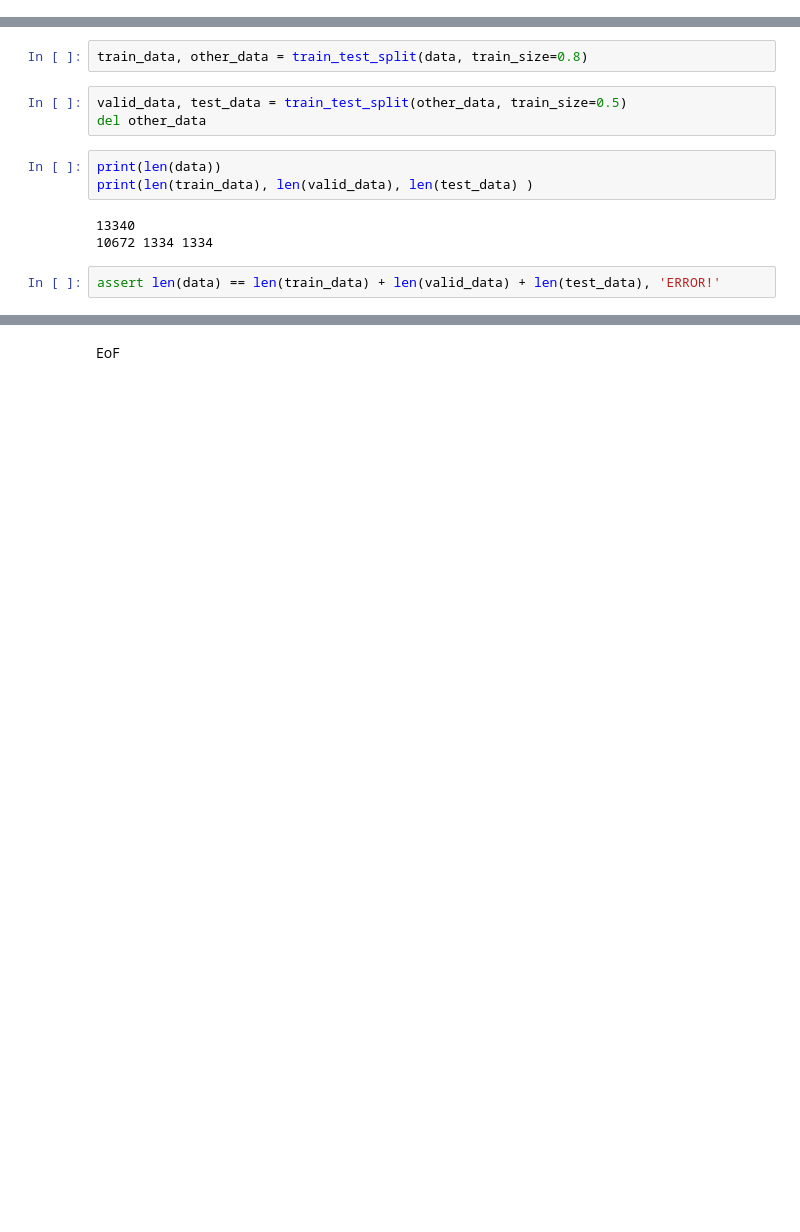
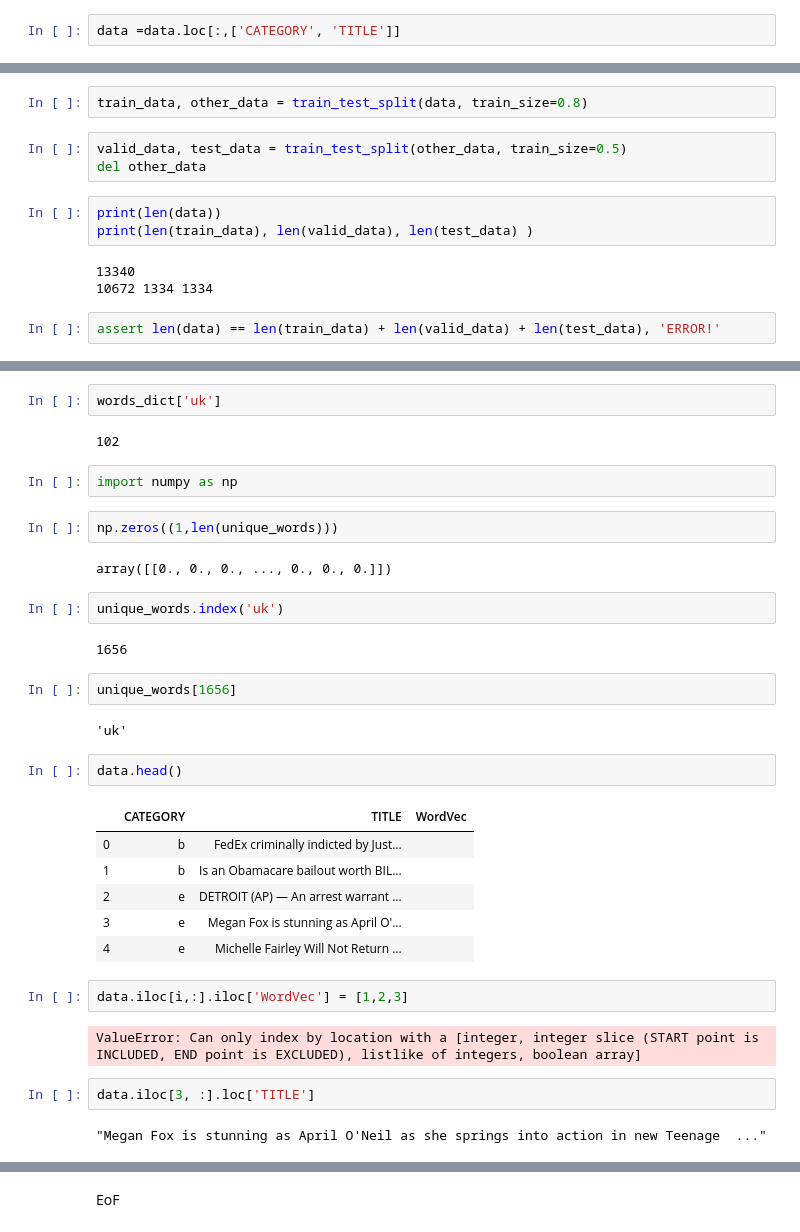
Before and after one commit to y14a-chikuwa/nlp_100_knocks, a Jupyter notebook: src/Ch06.ipynb, the cells around one changed output, grey strips where cells are left out. Cells and saved outputs as stored; diff of their text form; blank space fills up the shorter version.

```diff
--- a/src/Ch06.ipynb
+++ b/src/Ch06.ipynb
@@ -113 +113,3 @@ data.loc[:,['CATEGORY', 'TITLE']]
 13340 rows × 2 columns
+# %%
+data =data.loc[:,['CATEGORY', 'TITLE']]
@@ -132,0 +286,35 @@ test_data.to_csv('../env/ref/ch06_test.txt', header=True, index=None, sep='\t')
+# %%
+words_dict['uk']
+# %% [output]
+102
+# %%
+import numpy as np
+# %%
+np.zeros((1,len(unique_words)))
+# %% [output]
+array([[0., 0., 0., ..., 0., 0., 0.]])
+# %%
+unique_words.index('uk')
+# %% [output]
+1656
+# %%
+unique_words[1656]
+# %% [output]
+'uk'
+# %%
+data.head()
+# %% [output]
+|  | CATEGORY | TITLE | WordVec |
+| 0 | b | FedEx criminally indicted by Just... |  |
+| 1 | b | Is an Obamacare bailout worth BIL... |  |
+| 2 | e | DETROIT (AP) — An arrest warrant ... |  |
+| 3 | e | Megan Fox is stunning as April O'... |  |
+| 4 | e | Michelle Fairley Will Not Return ... |  |
+# %%
+data.iloc[i,:].iloc['WordVec'] = [1,2,3]
+# %% [output]
+ValueError: Can only index by location with a [integer, integer slice (START point is INCLUDED, END point is EXCLUDED), listlike of integers, boolean array]
+# %%
+data.iloc[3, :].loc['TITLE']
+# %% [output]
+"Megan Fox is stunning as April O'Neil as she springs into action in new Teenage  ..."
```
Also changed, not shown: parts of 23 cells of this notebook, 3 other files.
